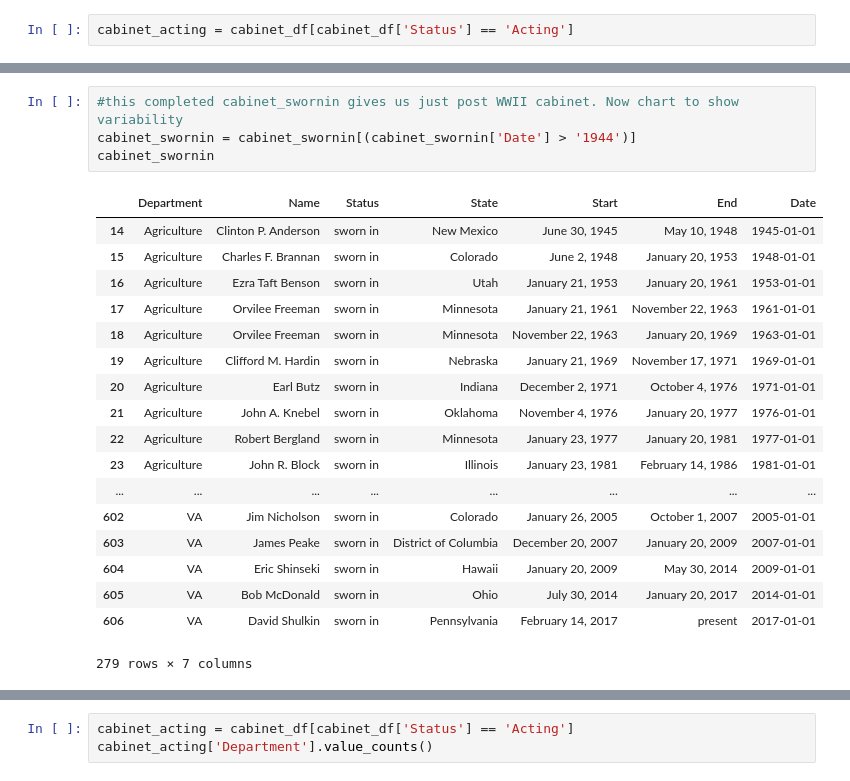
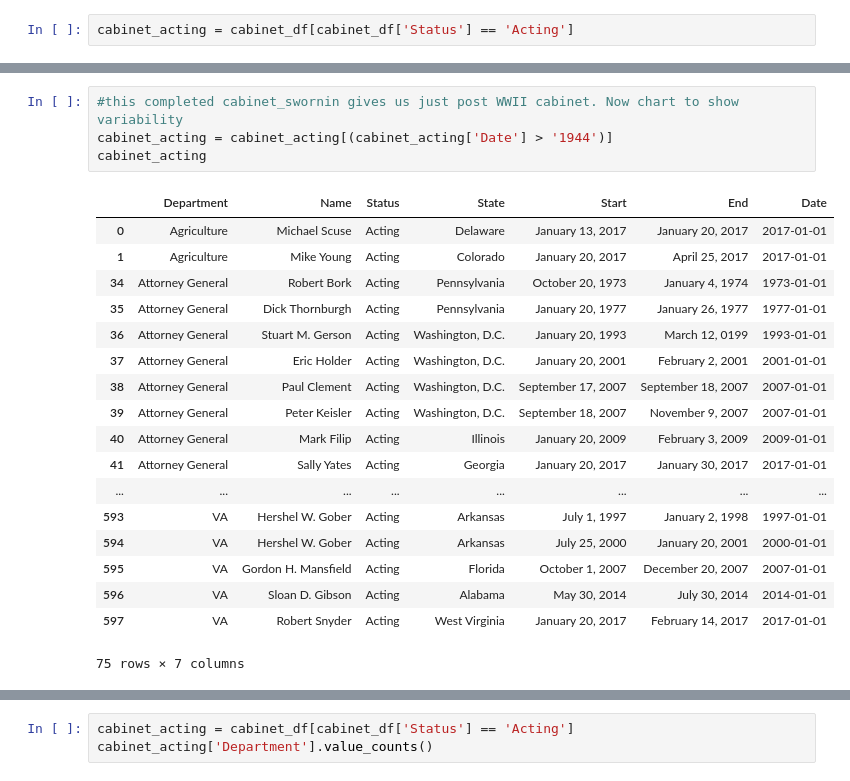
Before and after one commit to maijaliisa/studio-projects, a Jupyter notebook: code/AllThePresidentsCabinets/Presidential_Cabinet.ipynb, the cells around one changed output, grey strips where cells are left out. Cells and saved outputs as stored; diff of their text form.

Commit message:
Final Draft Sunday Cabinet

```diff
--- a/code/AllThePresidentsCabinets/Presidential_Cabinet.ipynb
+++ b/code/AllThePresidentsCabinets/Presidential_Cabinet.ipynb
@@ -790,25 +468,25 @@ Energy                1
 Name: Department, dtype: int64
 # %%
 #this completed cabinet_swornin gives us just post WWII cabinet. Now chart to show variability
-cabinet_swornin = cabinet_swornin[(cabinet_swornin['Date'] > '1944')]
-cabinet_swornin
+cabinet_acting = cabinet_acting[(cabinet_acting['Date'] > '1944')]
+cabinet_acting
 # %% [output]
 |  | Department | Name | Status | State | Start | End | Date |
-| 14 | Agriculture | Clinton P. Anderson | sworn in | New Mexico | June 30, 1945 | May 10, 1948 | 1945-01-01 |
-| 15 | Agriculture | Charles F. Brannan | sworn in | Colorado | June 2, 1948 | January 20, 1953 | 1948-01-01 |
-| 16 | Agriculture | Ezra Taft Benson | sworn in | Utah | January 21, 1953 | January 20, 1961 | 1953-01-01 |
-| 17 | Agriculture | Orvilee Freeman | sworn in | Minnesota | January 21, 1961 | November 22, 1963 | 1961-01-01 |
-| 18 | Agriculture | Orvilee Freeman | sworn in | Minnesota | November 22, 1963 | January 20, 1969 | 1963-01-01 |
-| 19 | Agriculture | Clifford M. Hardin | sworn in | Nebraska | January 21, 1969 | November 17, 1971 | 1969-01-01 |
-| 20 | Agriculture | Earl Butz | sworn in | Indiana | December 2, 1971 | October 4, 1976 | 1971-01-01 |
-| 21 | Agriculture | John A. Knebel | sworn in | Oklahoma | November 4, 1976 | January 20, 1977 | 1976-01-01 |
-| 22 | Agriculture | Robert Bergland | sworn in | Minnesota | January 23, 1977 | January 20, 1981 | 1977-01-01 |
-| 23 | Agriculture | John R. Block | sworn in | Illinois | January 23, 1981 | February 14, 1986 | 1981-01-01 |
+| 0 | Agriculture | Michael Scuse | Acting | Delaware | January 13, 2017 | January 20, 2017 | 2017-01-01 |
+| 1 | Agriculture | Mike Young | Acting | Colorado | January 20, 2017 | April 25, 2017 | 2017-01-01 |
+| 34 | Attorney General | Robert Bork | Acting | Pennsylvania | October 20, 1973 | January 4, 1974 | 1973-01-01 |
+| 35 | Attorney General | Dick Thornburgh | Acting | Pennsylvania | January 20, 1977 | January 26, 1977 | 1977-01-01 |
+| 36 | Attorney General | Stuart M. Gerson | Acting | Washington, D.C. | January 20, 1993 | March 12, 0199 | 1993-01-01 |
+| 37 | Attorney General | Eric Holder | Acting | Washington, D.C. | January 20, 2001 | February 2, 2001 | 2001-01-01 |
+| 38 | Attorney General | Paul Clement | Acting | Washington, D.C. | September 17, 2007 | September 18, 2007 | 2007-01-01 |
+| 39 | Attorney General | Peter Keisler | Acting | Washington, D.C. | September 18, 2007 | November 9, 2007 | 2007-01-01 |
+| 40 | Attorney General | Mark Filip | Acting | Illinois | January 20, 2009 | February 3, 2009 | 2009-01-01 |
+| 41 | Attorney General | Sally Yates | Acting | Georgia | January 20, 2017 | January 30, 2017 | 2017-01-01 |
 | ... | ... | ... | ... | ... | ... | ... | ... |
-| 602 | VA | Jim Nicholson | sworn in | Colorado | January 26, 2005 | October 1, 2007 | 2005-01-01 |
-| 603 | VA | James Peake | sworn in | District of Columbia | December 20, 2007 | January 20, 2009 | 2007-01-01 |
-| 604 | VA | Eric Shinseki | sworn in | Hawaii | January 20, 2009 | May 30, 2014 | 2009-01-01 |
-| 605 | VA | Bob McDonald | sworn in | Ohio | July 30, 2014 | January 20, 2017 | 2014-01-01 |
-| 606 | VA | David Shulkin | sworn in | Pennsylvania | February 14, 2017 | present | 2017-01-01 |
+| 593 | VA | Hershel W. Gober | Acting | Arkansas | July 1, 1997 | January 2, 1998 | 1997-01-01 |
+| 594 | VA | Hershel W. Gober | Acting | Arkansas | July 25, 2000 | January 20, 2001 | 2000-01-01 |
+| 595 | VA | Gordon H. Mansfield | Acting | Florida | October 1, 2007 | December 20, 2007 | 2007-01-01 |
+| 596 | VA | Sloan D. Gibson | Acting | Alabama | May 30, 2014 | July 30, 2014 | 2014-01-01 |
+| 597 | VA | Robert Snyder | Acting | West Virginia | January 20, 2017 | February 14, 2017 | 2017-01-01 |
-279 rows × 7 columns
+75 rows × 7 columns
 # %%
```
Also changed, not shown: parts of 57 cells of this notebook, 9 other files.
